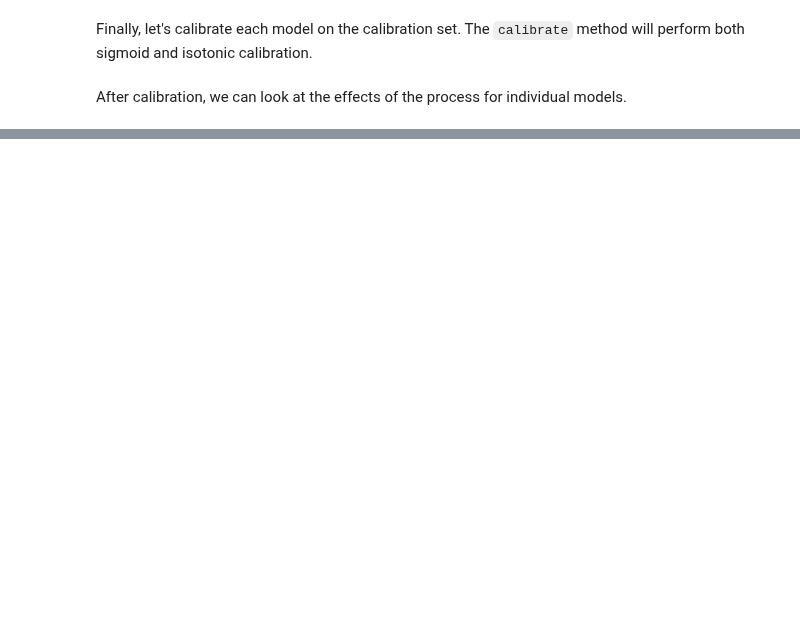
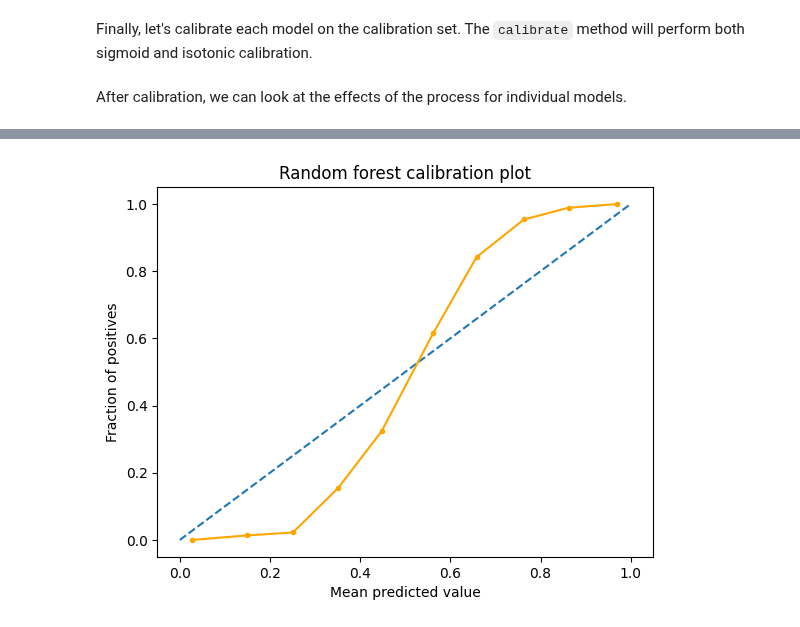
Before and after one commit to wblachowski/models-calibration, a Jupyter notebook: NineOrNein.ipynb, the cells around one changed output, grey strips where cells are left out. Drawn from its saved outputs; the diff is of its cells as text; code cells hidden in the pictures; blank space fills up the shorter version.

```diff
--- a/NineOrNein.ipynb
+++ b/NineOrNein.ipynb
@@ -211,0 +268,25 @@ for model in models:
+# %%
+from sklearn.calibration import calibration_curve
+from sklearn.metrics import brier_score_loss
+
+def plot_calibration_curve2(y, probs, title):
+    brier_score = brier_score_loss(y, probs)
+    prob_true, prob_pred = calibration_curve(y, probs, n_bins=10)
+    plt.plot([0, 1], [0, 1], linestyle="--")
+    plt.plot(
+        prob_pred,
+        prob_true,
+        marker=".",
+        color="orange",
+    )
+    plt.title(title)
+    plt.ylabel("Fraction of positives")
+    plt.xlabel("Mean predicted value")
+    return prob_true, prob_pred
+prob_true, prob_pred = plot_calibration_curve2(y_calib, rfc.predict(X_calib), f'Random forest calibration plot')
+# plt.axis('off')
+# plt.gca().set_position([0, 0, 1, 1])
+plt.savefig("test.svg")
+plt.show()
+# %% [output]
+[figure, added]
```
Also changed, not shown: parts of 16 cells of this notebook, 1 other file.
